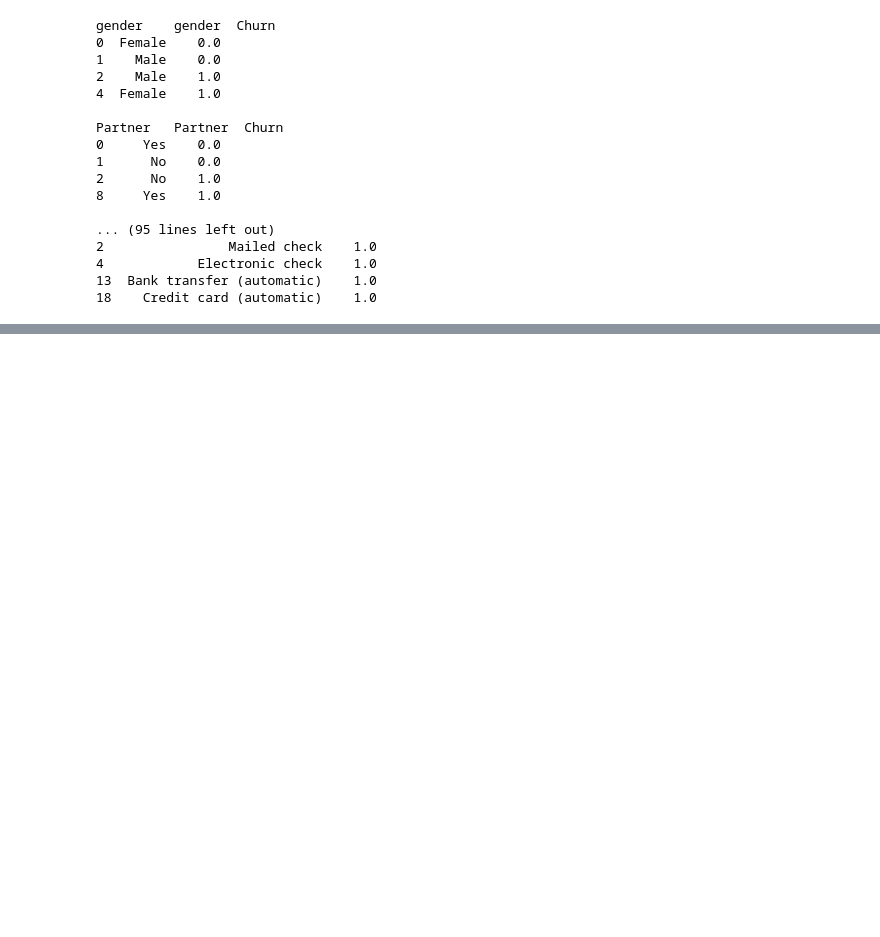
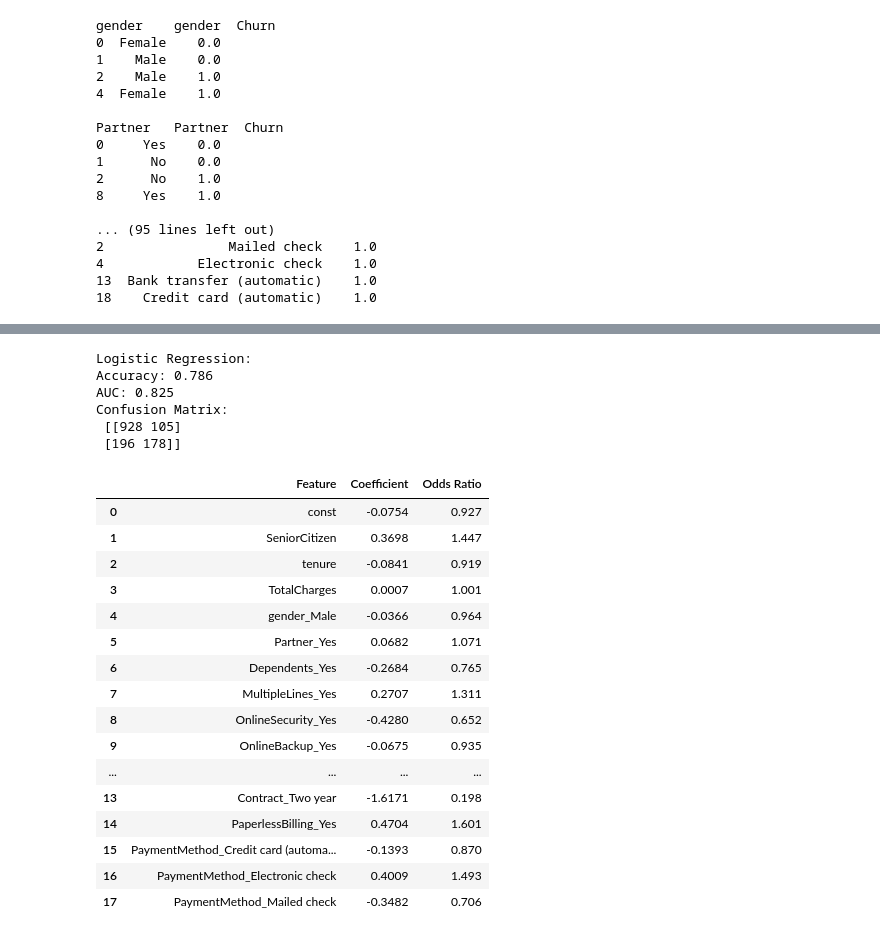
Before and after one commit to jahnavi-maddhuri/JahnaviMaddhuri-DukeXAI, a Jupyter notebook: InterpretableML.ipynb, the cells around one changed output, grey strips where cells are left out. Saved outputs shown, nothing was run; the diff lists cells and outputs as text; code cells hidden in the pictures; blank space fills up the shorter version.

```diff
--- a/InterpretableML.ipynb
+++ b/InterpretableML.ipynb
@@ -321,0 +407,50 @@ This assumption has passed because amongst all the predictors, there isn't one c
+# %%
+def evaluate_logistic_model(X_train, X_test, y_train, y_test, model_name):
+    # fit log model
+    model = LogisticRegression(max_iter=1000)
+    model.fit(X_train, y_train)
+
+    # predict
+    y_pred = model.predict(X_test)
+    y_prob = model.predict_proba(X_test)[:, 1]
+
+    # model performance
+    acc = accuracy_score(y_test, y_pred)
+    auc = roc_auc_score(y_test, y_prob)
+
+    print(f"\n{model_name}:")
+    print(f"Accuracy: {acc:.3f}")
+    print(f"AUC: {auc:.3f}")
+    print("Confusion Matrix:\n", confusion_matrix(y_test, y_pred))
+
+    log_reg_summary = pd.DataFrame({
+        'Feature': X.columns,
+        'Coefficient': [round(coef, 4) for coef in model.coef_[0]],
+        'Odds Ratio': [round(coef,3) for coef in np.exp(model.coef_[0])]
+    })
+    return log_reg_summary
+evaluate_logistic_model(X_train, X_test, y_train, y_test, "Logistic Regression")
+# %% [output]
+Logistic Regression:
+Accuracy: 0.786
+AUC: 0.825
+Confusion Matrix:
+ [[928 105]
+ [196 178]]
+|  | Feature | Coefficient | Odds Ratio |
+| 0 | const | -0.0754 | 0.927 |
+| 1 | SeniorCitizen | 0.3698 | 1.447 |
+| 2 | tenure | -0.0841 | 0.919 |
+| 3 | TotalCharges | 0.0007 | 1.001 |
+| 4 | gender_Male | -0.0366 | 0.964 |
+| 5 | Partner_Yes | 0.0682 | 1.071 |
+| 6 | Dependents_Yes | -0.2684 | 0.765 |
+| 7 | MultipleLines_Yes | 0.2707 | 1.311 |
+| 8 | OnlineSecurity_Yes | -0.4280 | 0.652 |
+| 9 | OnlineBackup_Yes | -0.0675 | 0.935 |
+| ... | ... | ... | ... |
+| 13 | Contract_Two year | -1.6171 | 0.198 |
+| 14 | PaperlessBilling_Yes | 0.4704 | 1.601 |
+| 15 | PaymentMethod_Credit card (automa... | -0.1393 | 0.870 |
+| 16 | PaymentMethod_Electronic check | 0.4009 | 1.493 |
+| 17 | PaymentMethod_Mailed check | -0.3482 | 0.706 |
```
Also changed, not shown: parts of 32 cells of this notebook.
